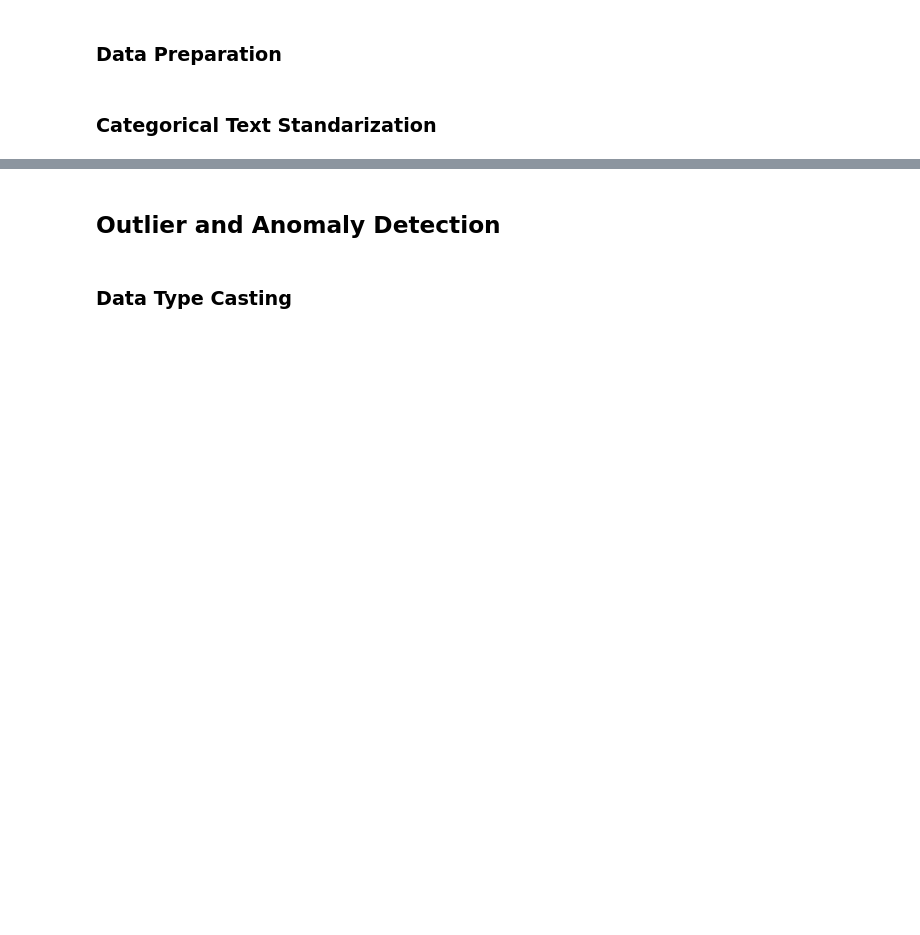
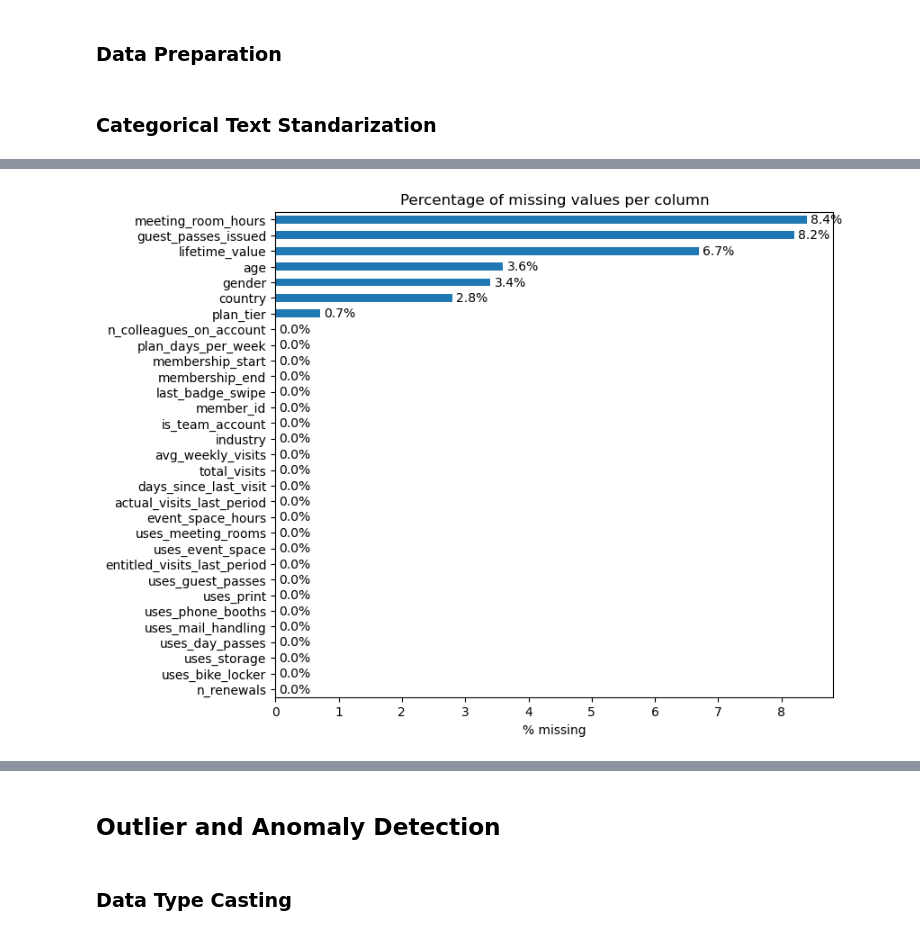
Before and after one commit to Diogosousa03/DM_Grupo18, a Jupyter notebook: notebooks/Group18_EDA_Code.ipynb, the cells around one changed output, grey strips where cells are left out. Cells and saved outputs as stored; diff of their text form; code cells hidden in the pictures; blank space fills up the shorter version.

Commit message:
Initial data Inspection

```diff
--- a/notebooks/Group18_EDA_Code.ipynb
+++ b/notebooks/Group18_EDA_Code.ipynb
@@ -107,0 +164,7 @@ cardinality.sort_values("unique_pct_of_non_missing", ascending=False)
+# %%
+# Number and percentage of missing values per column
+missing = pd.DataFrame({
+    "n_missing": df.isna().sum(),
+    "pct_missing": (df.isna().mean() * 100).round(1)
+}).sort_values("n_missing", ascending=False)
+missing
@@ -107,0 +189,15 @@ cardinality.sort_values("unique_pct_of_non_missing", ascending=False)
+# %%
+ax = missing["pct_missing"].plot(
+    kind="barh",
+    figsize=(8, 7),
+    title="Percentage of missing values per column",
+    xlabel="% missing"
+)
+plt.gca().invert_yaxis()
+
+# Adiciona os valores com o símbolo "%" ao lado de cada barra
+ax.bar_label(ax.containers[0], fmt='%.1f%%', padding=3)
+
+plt.show()
+# %% [output]
+[figure, added]
```
Also changed, not shown: parts of 21 cells of this notebook.
